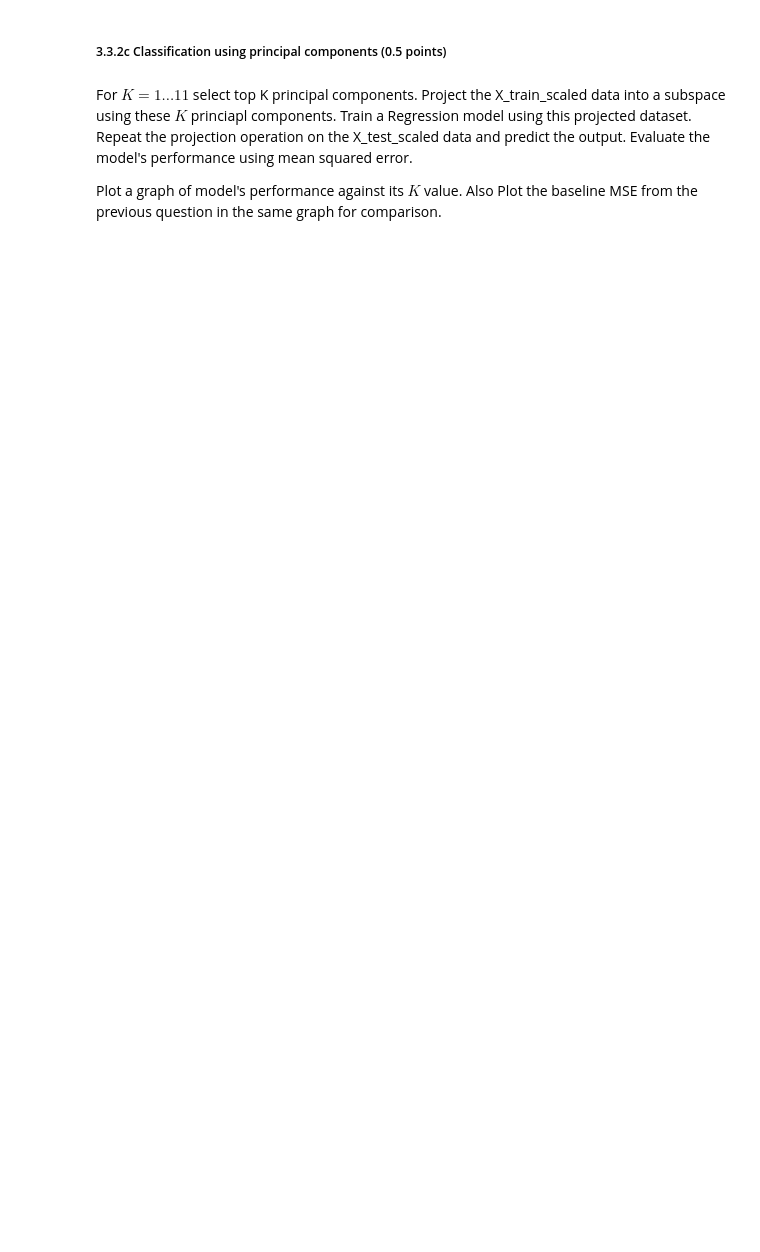
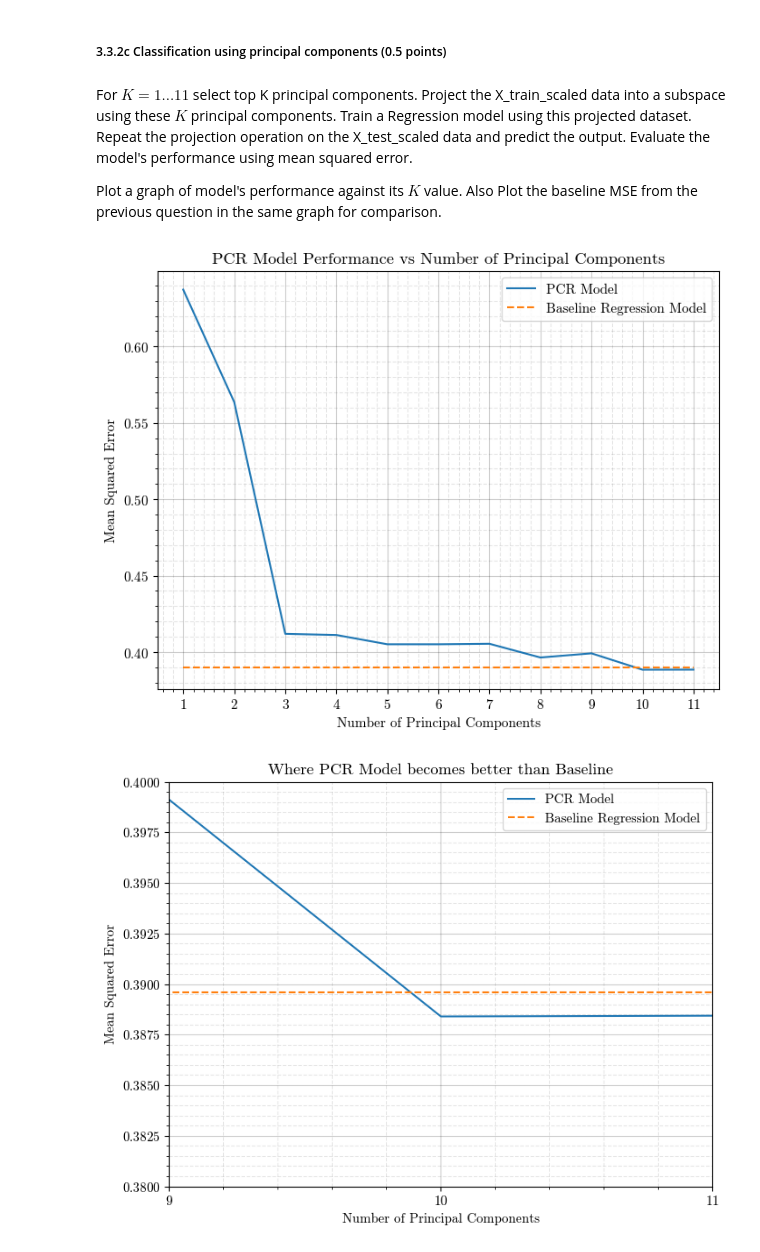
Before and after one commit to Kanakanajm/nnti, a Jupyter notebook: Assignment_3/code/NNTI_assignment_3.ipynb, the cells around one changed output. Cells and saved outputs as stored; diff of their text form; code cells hidden in the pictures; blank space fills up the shorter version.

```diff
--- a/Assignment_3/code/NNTI_assignment_3.ipynb
+++ b/Assignment_3/code/NNTI_assignment_3.ipynb
@@ -64,4 +68,5 @@ import matplotlib.pyplot as plt
 # %%
 X_train_scaled_tensor = torch.tensor(X_train_scaled)
+X_test_scaled_tensor = torch.tensor(X_test_scaled)
 # %% [markdown]
 Calculate covariance matrix of the input data. Hint: You can use torch.matmul for matrix multiplication.
@@ -113,13 +174,16 @@ class ridge_regression:
         returns: None
         Note that you have to artificially add a dimension of 1 as defined earlier to account for the bias term
         """
-        raise NotImplementedError()
+        X = torch.cat([X, torch.ones((X.shape[0], 1))], dim=1)
+        self.w = torch.inverse(X.T @ X + LAMBDA * torch.eye(X.shape[1])) @ X.T @ Y
+
 
     def predict(self, X):
         """
         Note that you have to artificially add a dimension of 1 as defined earlier to account for the bias term
         """
-        raise NotImplementedError()
+        X = torch.cat([X, torch.ones((X.shape[0], 1))], dim=1)
+        return X @ self.w
 # %% [markdown]
 ##### 3.3.2b Run Baseline Regression Model (0.5 points)
 
@@ -130,0 +196,8 @@ from sklearn.metrics import mean_squared_error
+# %%
+baseline_model = LinearRegression()
+baseline_model.fit(X_train, y_train)
+
+y_pred = baseline_model.predict(X_test)
+mse_baseline = mean_squared_error(y_test, y_pred)
+
+print(f"MSE for baseline Linear Regression Model: {mse_baseline}")
@@ -131,7 +206,58 @@ from sklearn.metrics import mean_squared_error
 # %% [markdown]
 ##### 3.3.2c Classification using principal components (0.5 points)
 # %% [markdown]
-For $K = 1...11$ select top K principal components. Project the X_train_scaled data into a subspace using these $K$ princiapl components. Train a Regression model using this projected dataset. Repeat the projection operation on the X_test_scaled data and predict the output. Evaluate the model's performance using mean squared error.
+For $K = 1...11$ select top K principal components. Project the X_train_scaled data into a subspace using these $K$ principal components. Train a Regression model using this projected dataset. Repeat the projection operation on the X_test_scaled data and predict the output. Evaluate the model's performance using mean squared error.
 
 Plot a graph of model's performance against its $K$ value. Also Plot the baseline MSE from the previous question in the same graph for comparison.
+# %%
+components = range(1, 12)
+
+pcr_mse = []
+ridge_model = ridge_regression()
+for k in components:
+    pca = PCA(n_components=k)
+    X_train_pca = torch.tensor(pca.fit_transform(X_train_scaled_tensor))
+    X_test_pca = torch.tensor(pca.transform(X_test_scaled_tensor))
+
+    ridge_model.fit(X_train_pca, y_train)
+    y_pred_pcr = ridge_model.predict(X_test_pca)
+
+    mse_pcr = mean_squared_error(y_test, y_pred_pcr)
+    pcr_mse.append(mse_pcr)
+
+# Entire plot
+plt.figure(figsize=(8, 6))
+plt.plot(components, pcr_mse, label='PCR Model')
+plt.plot(components, [mse_baseline for _ in range(len(components))],
+         label='Baseline Regression Model', linestyle='--')
+plt.xlabel('Number of Principal Components')
+plt.ylabel('Mean Squared Error')
+plt.title('PCR Model Performance vs Number of Principal Components')
+plt.grid(True, which='major', color='k', linestyle='-', alpha=0.2)
+plt.grid(True, which='minor', color='k', linestyle='--', alpha=0.1)
+plt.xticks(range(min(components), max(components)+1))
+plt.minorticks_on()
+plt.legend()
+plt.show()
+
+# Plot a smaller x range to see where the K meets the MSE baseline
+x_to_show = [9, 11]
+plt.figure(figsize=(8, 6))
+plt.plot(components, pcr_mse, label='PCR Model')
+plt.plot(components, [mse_baseline for _ in range(len(components))],
+         label='Baseline Regression Model', linestyle='--')
+plt.xlim(x_to_show)
+plt.ylim([0.38, 0.40])
+plt.xlabel('Number of Principal Components')
+plt.ylabel('Mean Squared Error')
+plt.title('Where PCR Model becomes better than Baseline')
+plt.grid(True, which='major', color='k', linestyle='-', alpha=0.2)
+plt.grid(True, which='minor', color='k', linestyle='--', alpha=0.1)
+plt.xticks(range(min(x_to_show), max(x_to_show)+1))
+plt.minorticks_on()
+plt.legend()
+plt.show()
+# %% [output]
+[figure, added]
+[figure, added]
 # %% [markdown]
```
Also changed, not shown: parts of 14 cells of this notebook.
